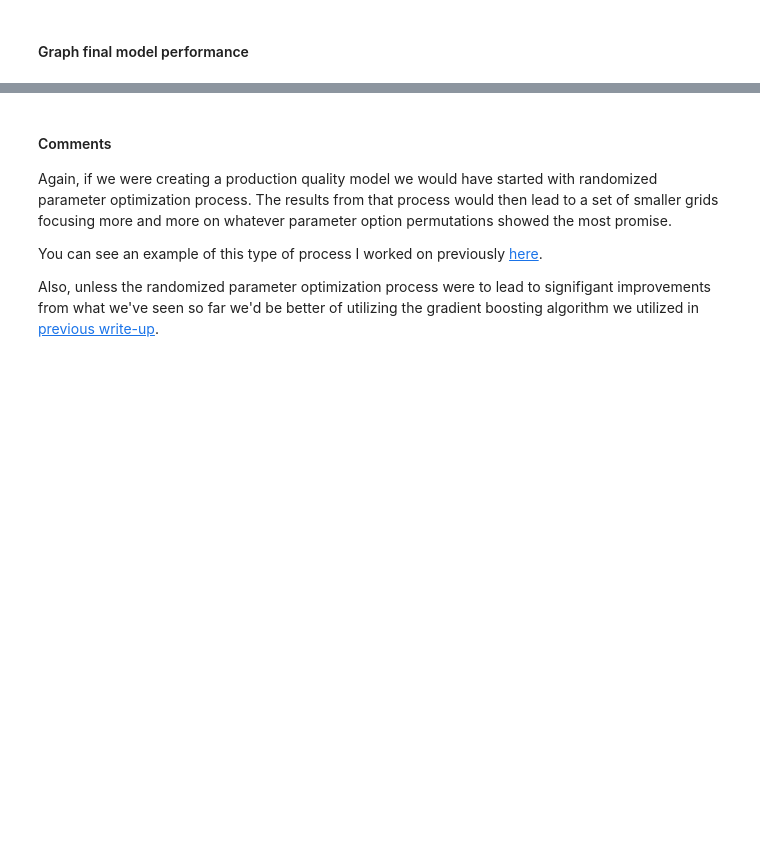
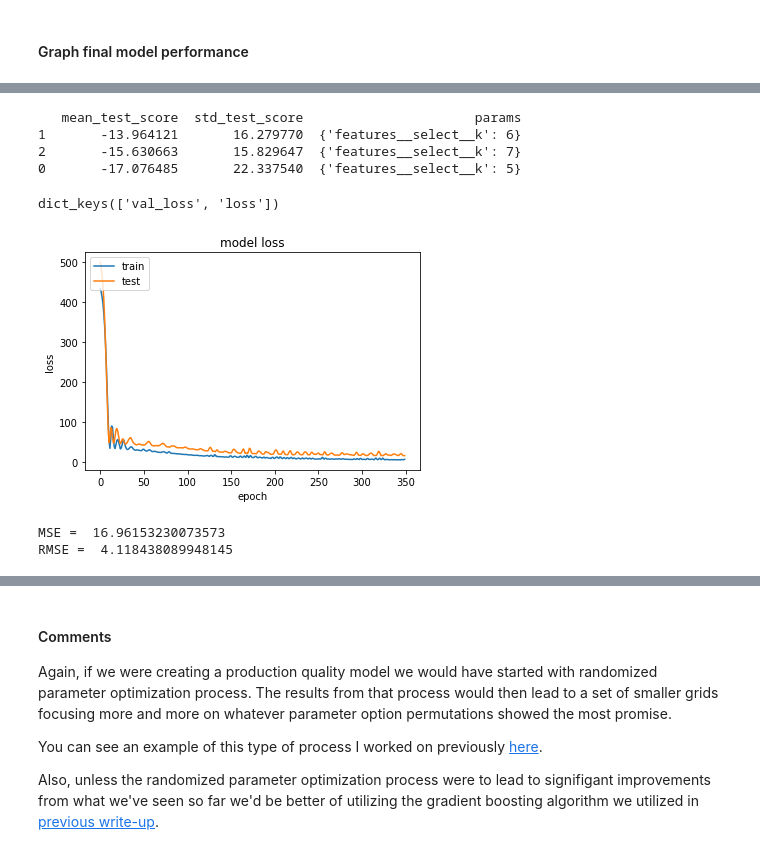
Before and after one commit to nrasch/Portfolio, a Jupyter notebook: Machine-Learning/Python/04-Classic-Datasets/Model-02.Keras.2.ipynb, the cells around one changed output, grey strips where cells are left out. Cells and saved outputs as stored; diff of their text form; code cells hidden in the pictures; blank space fills up the shorter version.

Commit message:
Cleaning up Model-02.Keras.2.ipynb to prep for final version

```diff
--- a/Machine-Learning/Python/04-Classic-Datasets/Model-02.Keras.2.ipynb
+++ b/Machine-Learning/Python/04-Classic-Datasets/Model-02.Keras.2.ipynb
@@ -433,25 +415,4 @@ final = tuneFinalModel(finalModelName, finalModelObj, finalParams, 2, True, True
 | 0 | housingModel | -13.386 | 10.404 | {'FeatureUnion__SelectKBest__k': ... |
 # %% [markdown]
 #### Graph final model performance
-# %%
-def wrapper(optimizer = 'Adam', lr = 0.001, decay = 0.0, epsilon = None):
-
-    def buildModel():
-        opt = None
-
-        model = Sequential()
-        model.add(Dense(20, input_dim = 7, kernel_initializer='normal', activation = 'relu'))
-        model.add(Dense(10, kernel_initializer='normal', activation = 'relu'))
-        model.add(Dense(1, kernel_initializer='normal'))
-
-        if optimizer.lower() == 'adam':
-            opt = Adam(lr = lr, decay = decay, epsilon = epsilon)
-        else:
-            opt = eval(optimizer)()
-
-        model.compile(loss = 'mean_squared_error', optimizer = opt)
-
-        return model
-
-    return buildModel
 # %%
@@ -730,0 +485,8 @@ ValueError: operands could not be broadcast together with shapes (102,13) (7,) (
+# %%
+_df = DataFrame(grid_search.cv_results_)
+print(_df.loc[:, ['mean_test_score', 'std_test_score', 'params']].sort_values(by = ['mean_test_score', 'std_test_score'], ascending = False))
+# %% [output]
+   mean_test_score  std_test_score                      params
+1       -13.964121       16.279770  {'features__select__k': 6}
+2       -15.630663       15.829647  {'features__select__k': 7}
+0       -17.076485       22.337540  {'features__select__k': 5}
@@ -731 +496,37 @@ ValueError: operands could not be broadcast together with shapes (102,13) (7,) (
+# %%
+# Create feature union
+combined = FeatureUnion([
+    ("scaler", StandardScaler()),
+    ("select", SelectKBest(k = 6))
+])
+
+xFeatures    = combined.fit(xTrain, yTrain).transform(xTrain)
+xValFeatures = combined.fit(xTrain, yTrain).transform(xVal)
+
+history = model.fit(xFeatures, yTrain, validation_data=(xValFeatures, yVal))
+history.history.keys()
+# %% [output]
+dict_keys(['val_loss', 'loss'])
+# %%
+# Summarize history for loss
+pyplot.plot(history.history['loss'])
+pyplot.plot(history.history['val_loss'])
+pyplot.title('model loss')
+pyplot.ylabel('loss')
+pyplot.xlabel('epoch')
+pyplot.legend(['train', 'test'], loc='upper left')
+pyplot.show()
+# %% [output]
+[figure, added]
+# %%
+model.fit(xFeatures, yTrain)
+preds = model.predict(xFeatures)
+mean_squared_error(yTrain, preds)
+rmse = sqrt(mse)
+
+print("MSE = ", mse)
+print("RMSE = ", rmse)
+# %% [output]
+MSE =  16.96153230073573
+RMSE =  4.118438089948145
 # %%
```
Also changed, not shown: parts of 23 cells of this notebook.
